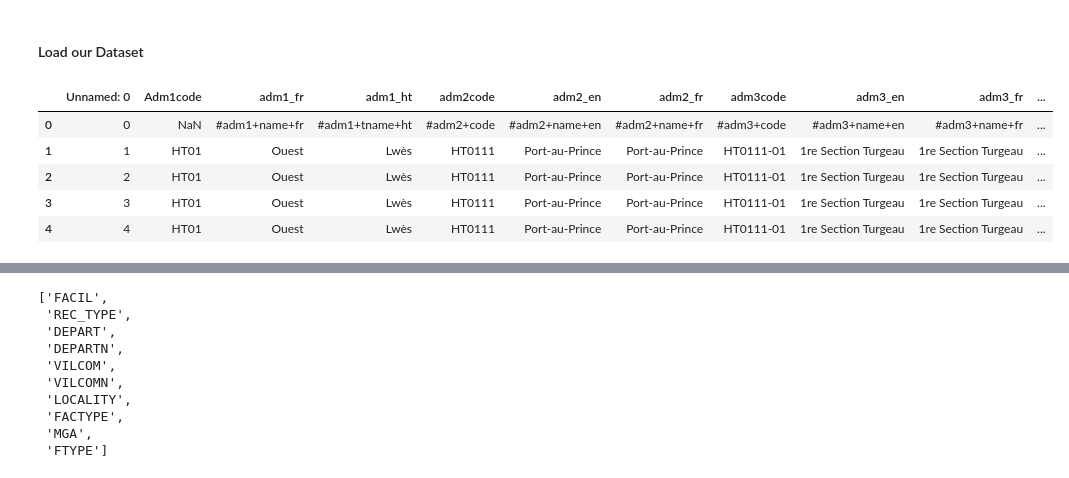
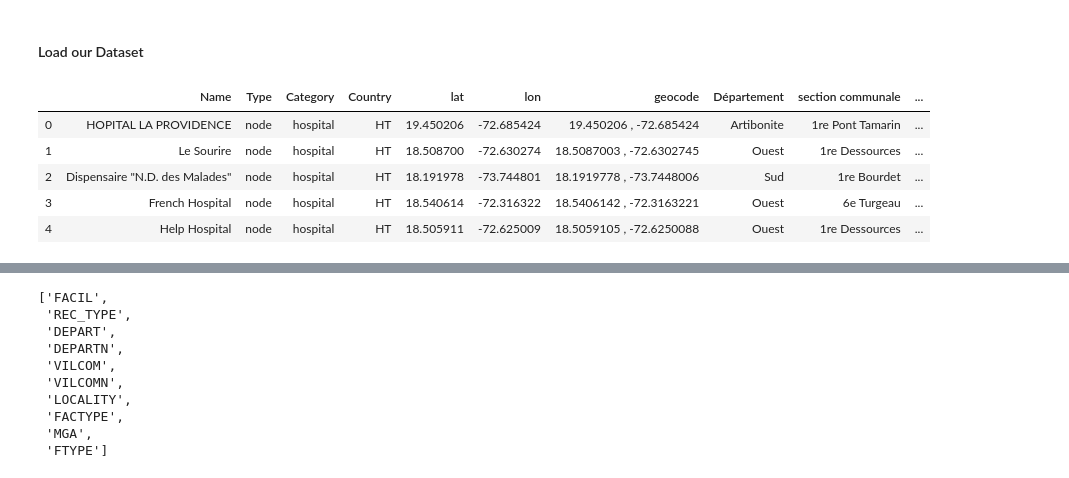
Before and after one commit to tchala14/Creative_Capstone, a Jupyter notebook: Final Creative Capstone/Tchalins_Final_Project.ipynb, the cells around one changed output, grey strips where cells are left out. Drawn from its saved outputs; the diff is of its cells as text; code cells hidden in the pictures.

```diff
--- a/Final Creative Capstone/Tchalins_Final_Project.ipynb
+++ b/Final Creative Capstone/Tchalins_Final_Project.ipynb
@@ -80,13 +102,13 @@ import folium
 # %% [markdown]
 #### Load our Dataset
 # %%
-dfsites=pd.read_csv('healthCare_sites.csv')
+dfsites=pd.read_csv('commune3.csv')#, encoding = "ISO-8859-1")
 #dfsites is a dataframe contain the health center of Haiti by the type and the geolocalisation values
 dfsites.head()
 # %% [output]
-|  | Unnamed: 0 | Adm1code | adm1_fr | adm1_ht | adm2code | adm2_en | adm2_fr | adm3code | adm3_en | adm3_fr | ... |
-| 0 | 0 | NaN | #adm1+name+fr | #adm1+tname+ht | #adm2+code | #adm2+name+en | #adm2+name+fr | #adm3+code | #adm3+name+en | #adm3+name+fr | ... |
-| 1 | 1 | HT01 | Ouest | Lwès | HT0111 | Port-au-Prince | Port-au-Prince | HT0111-01 | 1re Section Turgeau | 1re Section Turgeau | ... |
-| 2 | 2 | HT01 | Ouest | Lwès | HT0111 | Port-au-Prince | Port-au-Prince | HT0111-01 | 1re Section Turgeau | 1re Section Turgeau | ... |
-| 3 | 3 | HT01 | Ouest | Lwès | HT0111 | Port-au-Prince | Port-au-Prince | HT0111-01 | 1re Section Turgeau | 1re Section Turgeau | ... |
-| 4 | 4 | HT01 | Ouest | Lwès | HT0111 | Port-au-Prince | Port-au-Prince | HT0111-01 | 1re Section Turgeau | 1re Section Turgeau | ... |
+|  | Name | Type | Category | Country | lat | lon | geocode | Département | section communale | ... |
+| 0 | HOPITAL LA PROVIDENCE | node | hospital | HT | 19.450206 | -72.685424 | 19.450206 , -72.685424 | Artibonite | 1re Pont Tamarin | ... |
+| 1 | Le Sourire | node | hospital | HT | 18.508700 | -72.630274 | 18.5087003 , -72.6302745 | Ouest | 1re Dessources | ... |
+| 2 | Dispensaire "N.D. des Malades" | node | hospital | HT | 18.191978 | -73.744801 | 18.1919778 , -73.7448006 | Sud | 1re Bourdet | ... |
+| 3 | French Hospital | node | hospital | HT | 18.540614 | -72.316322 | 18.5406142 , -72.3163221 | Ouest | 6e Turgeau | ... |
+| 4 | Help Hospital | node | hospital | HT | 18.505911 | -72.625009 | 18.5059105 , -72.6250088 | Ouest | 1re Dessources | ... |
```
Also changed, not shown: parts of 65 cells of this notebook, 4 other files.
